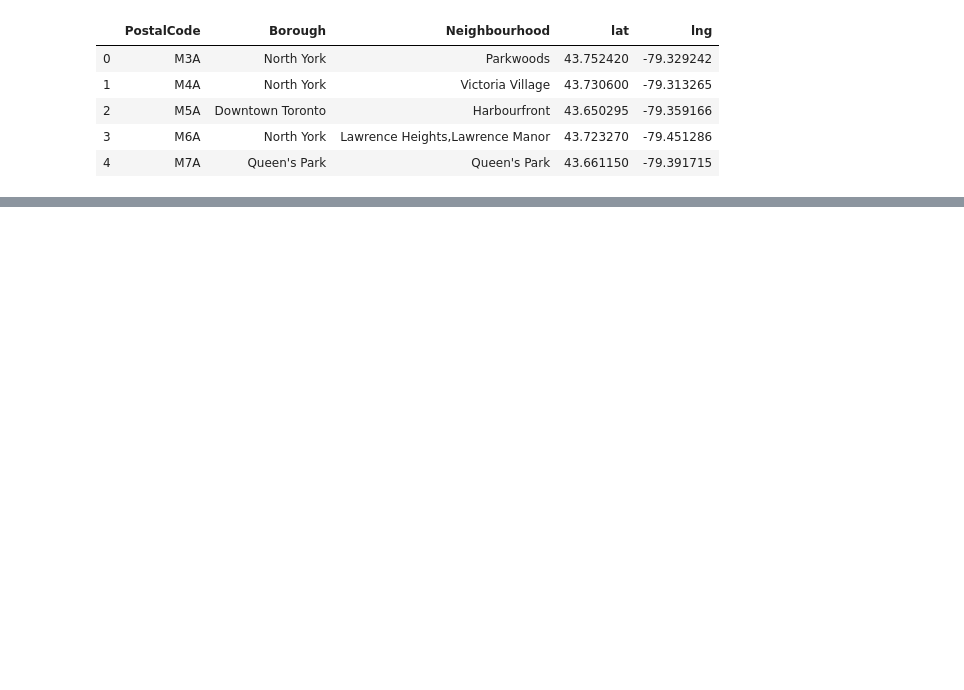
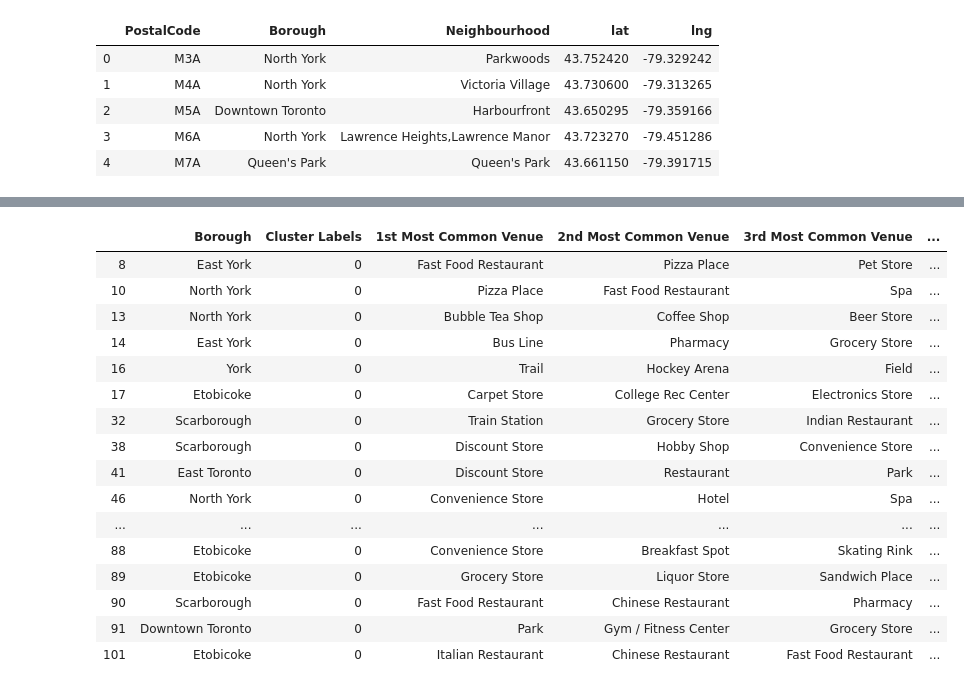
Before and after one commit to cstsrt/Coursera_Capstone, a Jupyter notebook: Toronto neighborhood.ipynb, the cells around one changed output, grey strips where cells are left out. Cells and saved outputs as stored; diff of their text form; code cells hidden in the pictures; blank space fills up the shorter version.

```diff
--- a/Toronto neighborhood.ipynb
+++ b/Toronto neighborhood.ipynb
@@ -193,0 +600,5 @@ toronto_1.head()
+# %%
+# merge toronto_grouped with toronto_data to add latitude/longitude for each neighborhood
+toronto_merged = toronto_merged.join(neighborhoods_venues_sorted.set_index('Neighborhood'), on='Neighbourhood')
+toronto_merged.dropna()
+toronto_merged.head() # check the last columns!
@@ -193,0 +612,3 @@ toronto_1.head()
+# %%
+toronto_merged = toronto_merged[toronto_merged["Cluster Labels"] >= 0]
+toronto_merged.shape
@@ -193,0 +617,2 @@ toronto_1.head()
+# %%
+toronto_merged["Cluster Labels"] = toronto_merged["Cluster Labels"].astype(int)
@@ -193,0 +674,20 @@ toronto_1.head()
+# %%
+toronto_merged.loc[toronto_merged['Cluster Labels'] == 0, toronto_merged.columns[[1] + list(range(5, toronto_merged.shape[1]))]]
+# %% [output]
+|  | Borough | Cluster Labels | 1st Most Common Venue | 2nd Most Common Venue | 3rd Most Common Venue | ... |
+| 8 | East York | 0 | Fast Food Restaurant | Pizza Place | Pet Store | ... |
+| 10 | North York | 0 | Pizza Place | Fast Food Restaurant | Spa | ... |
+| 13 | North York | 0 | Bubble Tea Shop | Coffee Shop | Beer Store | ... |
+| 14 | East York | 0 | Bus Line | Pharmacy | Grocery Store | ... |
+| 16 | York | 0 | Trail | Hockey Arena | Field | ... |
+| 17 | Etobicoke | 0 | Carpet Store | College Rec Center | Electronics Store | ... |
+| 32 | Scarborough | 0 | Train Station | Grocery Store | Indian Restaurant | ... |
+| 38 | Scarborough | 0 | Discount Store | Hobby Shop | Convenience Store | ... |
+| 41 | East Toronto | 0 | Discount Store | Restaurant | Park | ... |
+| 46 | North York | 0 | Convenience Store | Hotel | Spa | ... |
+| ... | ... | ... | ... | ... | ... | ... |
+| 88 | Etobicoke | 0 | Convenience Store | Breakfast Spot | Skating Rink | ... |
+| 89 | Etobicoke | 0 | Grocery Store | Liquor Store | Sandwich Place | ... |
+| 90 | Scarborough | 0 | Fast Food Restaurant | Chinese Restaurant | Pharmacy | ... |
+| 91 | Downtown Toronto | 0 | Park | Gym / Fitness Center | Grocery Store | ... |
+| 101 | Etobicoke | 0 | Italian Restaurant | Chinese Restaurant | Fast Food Restaurant | ... |
```
Also changed, not shown: parts of 62 cells of this notebook.
